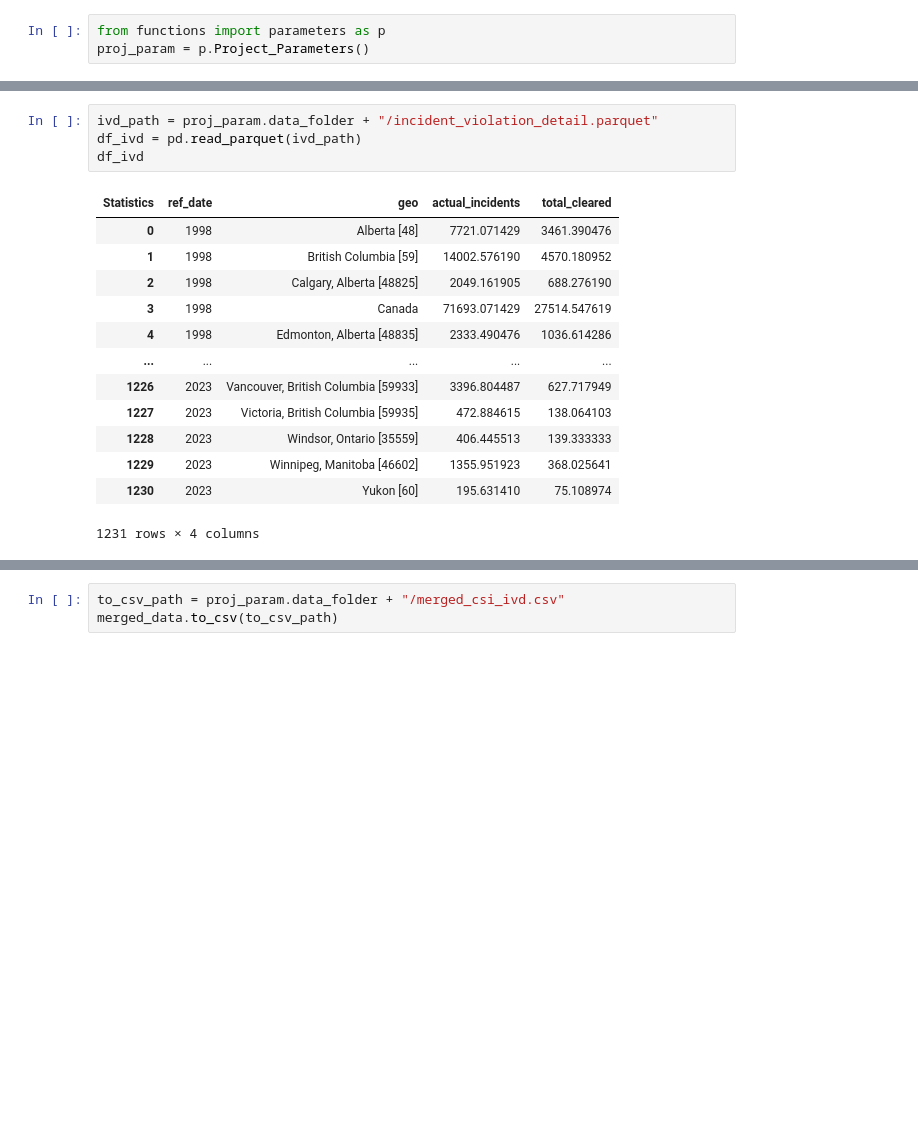
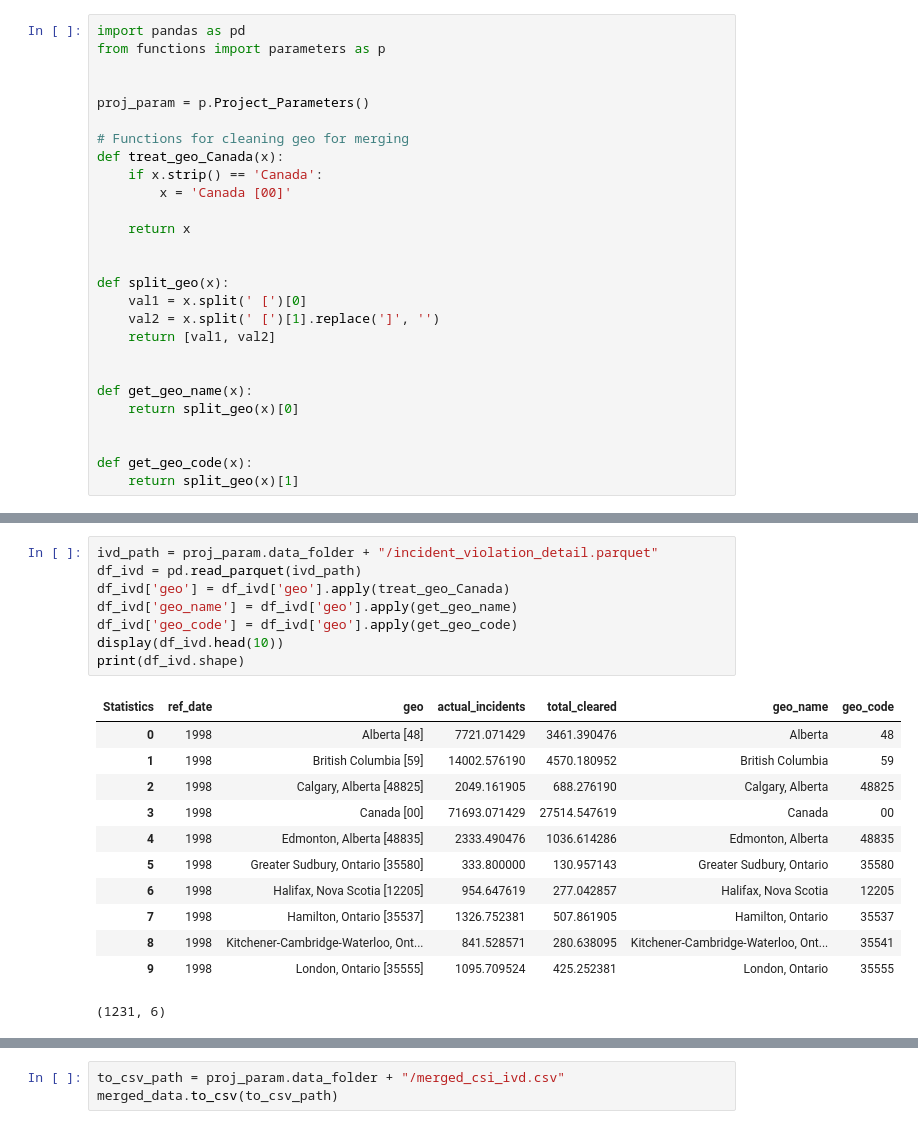
Before and after one commit to puthencanam-rohan/canada_crime, a Jupyter notebook: D010_merge_data.ipynb, the cells around one changed output, grey strips where cells are left out. Saved outputs shown, nothing was run; the diff lists cells and outputs as text; blank space fills up the shorter version.

```diff
--- a/D010_merge_data.ipynb
+++ b/D010_merge_data.ipynb
@@ -1,3 +1,27 @@
 # %%
+import pandas as pd
 from functions import parameters as p
+
+
 proj_param = p.Project_Parameters()
+
+# Functions for cleaning geo for merging
+def treat_geo_Canada(x):
+    if x.strip() == 'Canada':
+        x = 'Canada [00]'
+
+    return x
+
+
+def split_geo(x):
+    val1 = x.split(' [')[0]
+    val2 = x.split(' [')[1].replace(']', '')
+    return [val1, val2]
+
+
+def get_geo_name(x):
+    return split_geo(x)[0]
+
+
+def get_geo_code(x):
+    return split_geo(x)[1]
@@ -24,19 +49,22 @@ df_csi
 # %%
 ivd_path = proj_param.data_folder + "/incident_violation_detail.parquet"
 df_ivd = pd.read_parquet(ivd_path)
-df_ivd
+df_ivd['geo'] = df_ivd['geo'].apply(treat_geo_Canada)
+df_ivd['geo_name'] = df_ivd['geo'].apply(get_geo_name)
+df_ivd['geo_code'] = df_ivd['geo'].apply(get_geo_code)
+display(df_ivd.head(10))
+print(df_ivd.shape)
 # %% [output]
-| Statistics | ref_date | geo | actual_incidents | total_cleared |
-| 0 | 1998 | Alberta [48] | 7721.071429 | 3461.390476 |
-| 1 | 1998 | British Columbia [59] | 14002.576190 | 4570.180952 |
-| 2 | 1998 | Calgary, Alberta [48825] | 2049.161905 | 688.276190 |
-| 3 | 1998 | Canada | 71693.071429 | 27514.547619 |
-| 4 | 1998 | Edmonton, Alberta [48835] | 2333.490476 | 1036.614286 |
-| ... | ... | ... | ... | ... |
-| 1226 | 2023 | Vancouver, British Columbia [59933] | 3396.804487 | 627.717949 |
-| 1227 | 2023 | Victoria, British Columbia [59935] | 472.884615 | 138.064103 |
-| 1228 | 2023 | Windsor, Ontario [35559] | 406.445513 | 139.333333 |
-| 1229 | 2023 | Winnipeg, Manitoba [46602] | 1355.951923 | 368.025641 |
-| 1230 | 2023 | Yukon [60] | 195.631410 | 75.108974 |
+| Statistics | ref_date | geo | actual_incidents | total_cleared | geo_name | geo_code |
+| 0 | 1998 | Alberta [48] | 7721.071429 | 3461.390476 | Alberta | 48 |
+| 1 | 1998 | British Columbia [59] | 14002.576190 | 4570.180952 | British Columbia | 59 |
+| 2 | 1998 | Calgary, Alberta [48825] | 2049.161905 | 688.276190 | Calgary, Alberta | 48825 |
+| 3 | 1998 | Canada [00] | 71693.071429 | 27514.547619 | Canada | 00 |
+| 4 | 1998 | Edmonton, Alberta [48835] | 2333.490476 | 1036.614286 | Edmonton, Alberta | 48835 |
+| 5 | 1998 | Greater Sudbury, Ontario [35580] | 333.800000 | 130.957143 | Greater Sudbury, Ontario | 35580 |
+| 6 | 1998 | Halifax, Nova Scotia [12205] | 954.647619 | 277.042857 | Halifax, Nova Scotia | 12205 |
+| 7 | 1998 | Hamilton, Ontario [35537] | 1326.752381 | 507.861905 | Hamilton, Ontario | 35537 |
+| 8 | 1998 | Kitchener-Cambridge-Waterloo, Ont... | 841.528571 | 280.638095 | Kitchener-Cambridge-Waterloo, Ont... | 35541 |
+| 9 | 1998 | London, Ontario [35555] | 1095.709524 | 425.252381 | London, Ontario | 35555 |
-1231 rows × 4 columns
+(1231, 6)
 # %%
```
Also changed, not shown: parts of 4 cells of this notebook, 2 other files.
